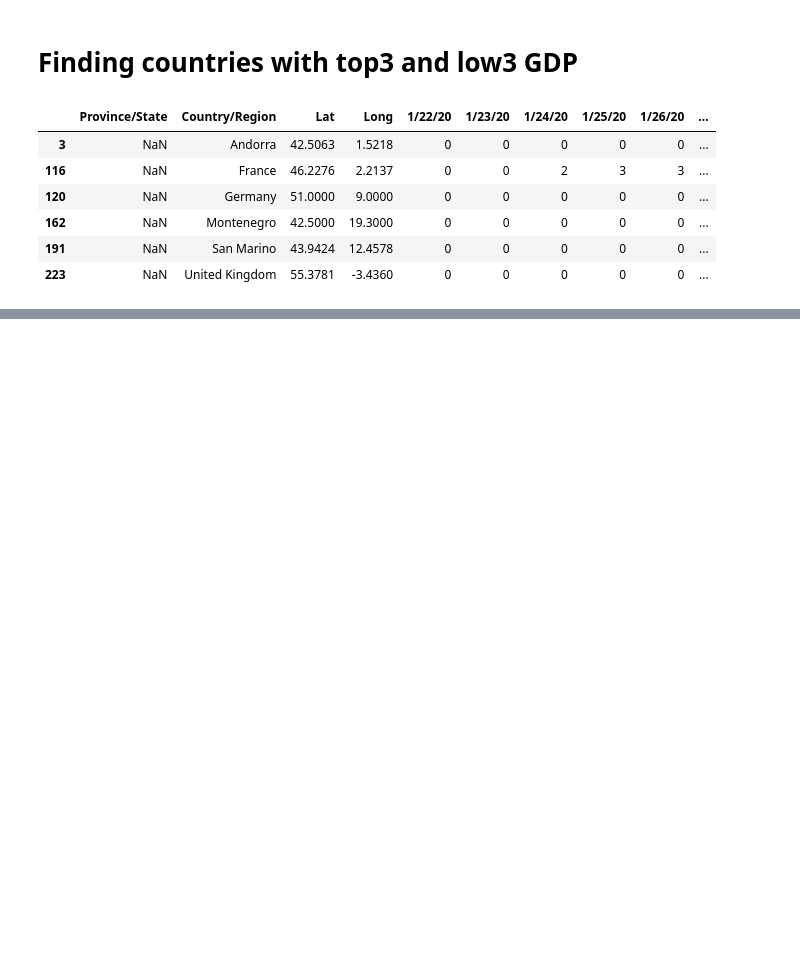
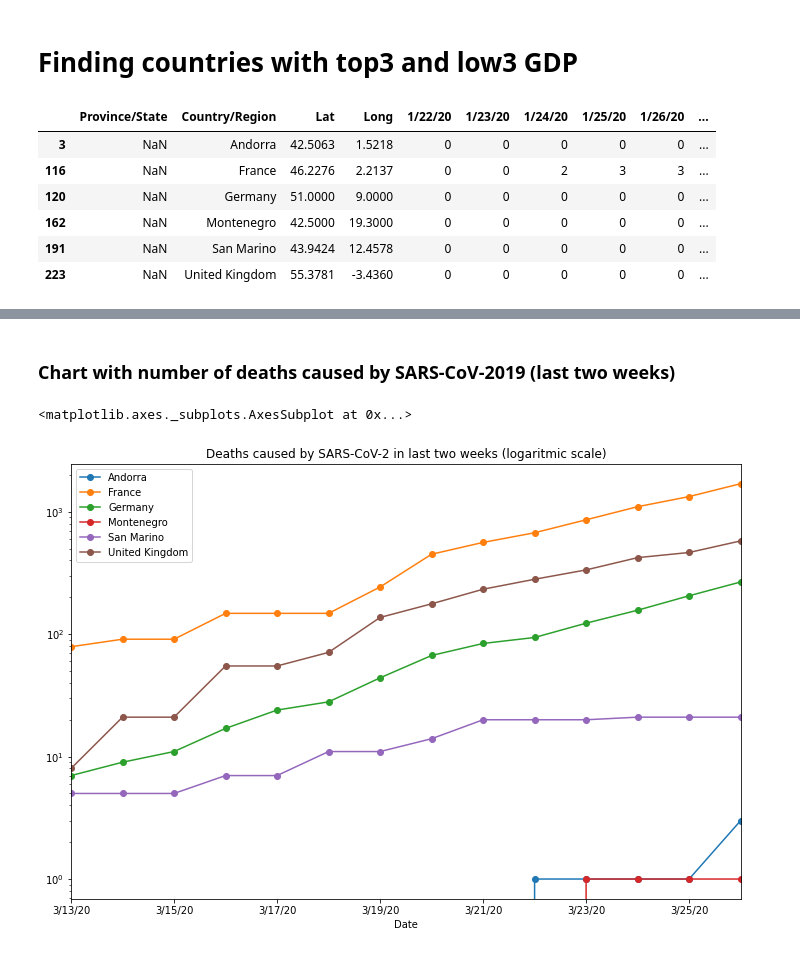
Before and after one commit to oracky/Corona-virus-Europe-analysis, a Jupyter notebook: Corona_virus_in_Europe.ipynb, the cells around one changed output, grey strips where cells are left out. Saved outputs shown, nothing was run; the diff lists cells and outputs as text; code cells hidden in the pictures; blank space fills up the shorter version.

Commit message:
Add chart

```diff
--- a/Corona_virus_in_Europe.ipynb
+++ b/Corona_virus_in_Europe.ipynb
@@ -110,7 +110,9 @@ fig.show()
 # Finding countries with top3 and low3 GDP
 # %%
 conf_cases = get_confirmed_cases()
+deaths = get_confirmed_deaths()
 europe_countries_cases = select_only_europe(conf_cases)
+europe_deaths = select_only_europe(deaths)
 
 gdp = get_country_gdp()
 gdp = gdp.sort_values(by='GDP2019')
@@ -121,6 +123,8 @@ intr_ctr = ctr['Country'].values.tolist()
 
 europe_countries_cases = europe_countries_cases[europe_countries_cases
                                               ['Country/Region'].isin(intr_ctr)]
+europe_deaths = europe_deaths[europe_deaths['Country/Region'].isin(intr_ctr)]
+
 europe_countries_cases
 # %% [output]
 |  | Province/State | Country/Region | Lat | Long | 1/22/20 | 1/23/20 | 1/24/20 | 1/25/20 | 1/26/20 | ... |
@@ -182,0 +160,20 @@ df_all.tail(14).plot(y=['Andorra', 'France', 'Germany', 'Montenegro',
+# %%
+# getting wanted countries data frames
+andorra_d = europe_deaths.loc[europe_deaths
+                                     ["Country/Region"]=="Andorra"]
+andorra_deaths = clean_data(andorra_d)
+france_d = europe_deaths.loc[europe_deaths
+                                     ["Country/Region"]=="France"]
+france_deaths = clean_data(france_d)
+germany_d = europe_deaths.loc[europe_deaths
+                                     ["Country/Region"]=="Germany"]
+germany_deaths = clean_data(germany_d)
+montenegro_d = europe_deaths.loc[europe_deaths
+                                     ["Country/Region"]=="Montenegro"]
+montenegro_deaths = clean_data(montenegro_d)
+sanmarino_d = europe_deaths.loc[europe_deaths
+                                     ["Country/Region"]=="San Marino"]
+sanmarino_deaths = clean_data(sanmarino_d)
+uk_d = europe_deaths.loc[europe_deaths
+                                     ["Country/Region"]=="United Kingdom"]
+uk_deaths = clean_data(uk_d)
@@ -182,0 +192,11 @@ df_all.tail(14).plot(y=['Andorra', 'France', 'Germany', 'Montenegro',
+# %%
+df_list_d = [andorra_deaths,france_deaths,germany_deaths,montenegro_deaths,
+           sanmarino_deaths,uk_deaths]
+
+# reduced data frame
+df_all_d = reduce(lambda left,right: pd.merge(left,right,on='Date'), df_list_d)
+
+# droping columns with latitude and longitude
+drop_unnecesary_cols(df_all_d,['Lat_x','Lat_y','Long_x','Long_y'])
+
+df_all_d.columns = ['Andorra', 'France', 'Germany', 'Montenegro', 'San Marino','United Kingdom']
@@ -182,0 +223,11 @@ df_all.tail(14).plot(y=['Andorra', 'France', 'Germany', 'Montenegro',
+# %% [markdown]
+### Chart with number of deaths caused by SARS-CoV-2019 (last two weeks)
+# %%
+df_all_d.tail(14).plot(y=['Andorra', 'France', 'Germany', 'Montenegro',
+                        'San Marino', 'United Kingdom'],
+                        figsize=(12,8), marker='o',
+                        title='Deaths caused by SARS-CoV-2 in last two weeks (logaritmic scale)',
+                     logy=True)
+# %% [output]
+<matplotlib.axes._subplots.AxesSubplot at 0x...>
+[figure, added]
```
Also changed, not shown: parts of 7 cells of this notebook.
